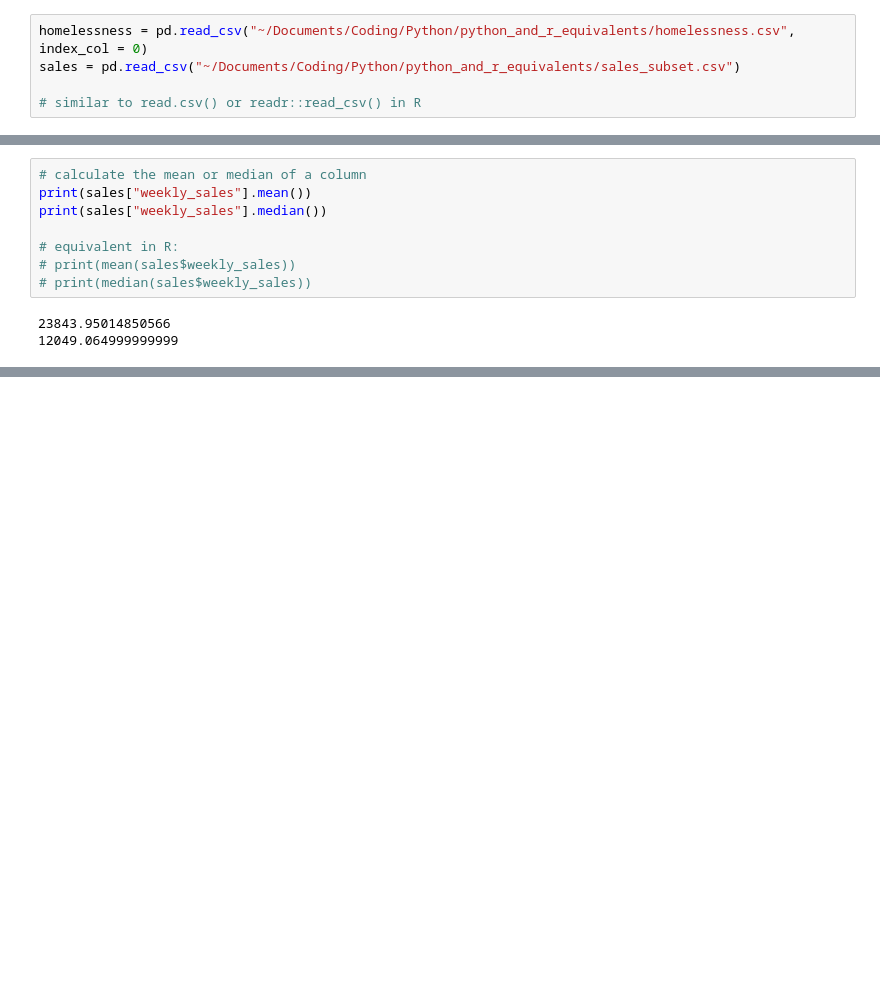
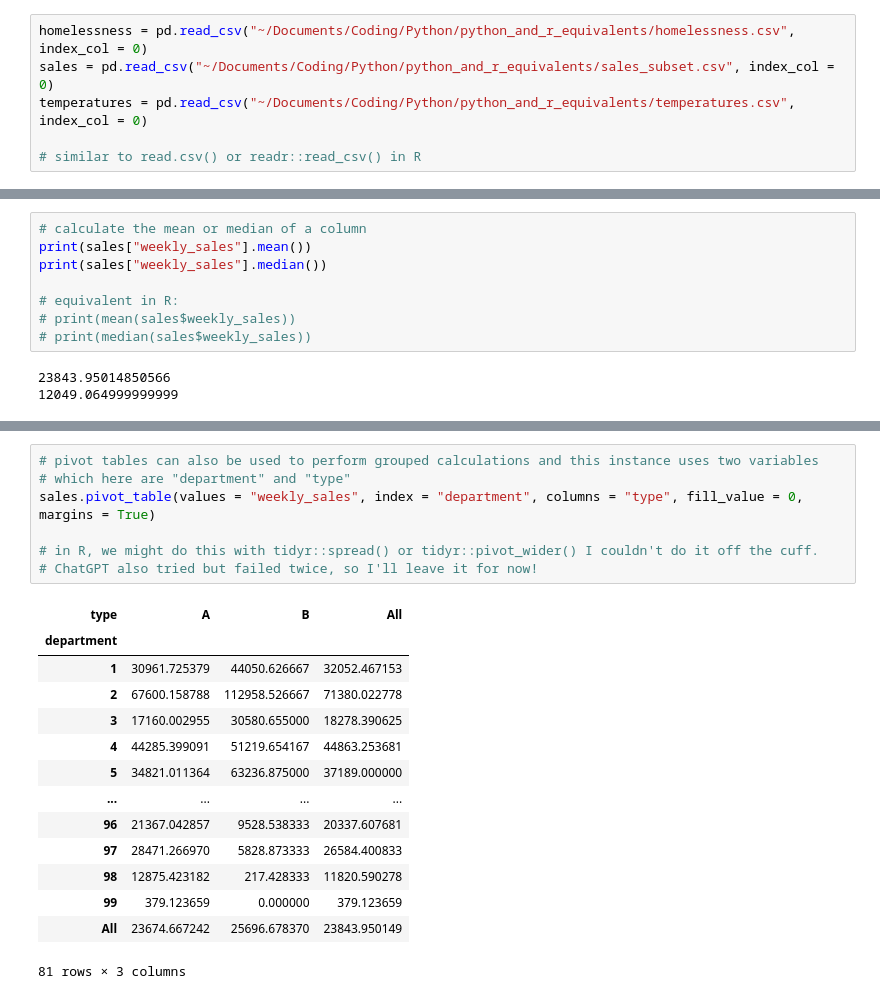
Before and after one commit to RKOpTris/python_and_r_equivalents, a Jupyter notebook: Manipulating and analysing data with NumPy.ipynb, the cells around one changed output, grey strips where cells are left out. Drawn from its saved outputs; the diff is of its cells as text; blank space fills up the shorter version.

```diff
--- a/Manipulating and analysing data with NumPy.ipynb
+++ b/Manipulating and analysing data with NumPy.ipynb
@@ -9,7 +9,8 @@ import pandas as pd
 # similar to library() or require() in R
 # %%
 homelessness = pd.read_csv("~/Documents/Coding/Python/python_and_r_equivalents/homelessness.csv", index_col = 0)
-sales = pd.read_csv("~/Documents/Coding/Python/python_and_r_equivalents/sales_subset.csv")
+sales = pd.read_csv("~/Documents/Coding/Python/python_and_r_equivalents/sales_subset.csv", index_col = 0)
+temperatures = pd.read_csv("~/Documents/Coding/Python/python_and_r_equivalents/temperatures.csv", index_col = 0)
 
 # similar to read.csv() or readr::read_csv() in R
 # %%
@@ -480,0 +482,22 @@ sales.groupby("type")[["unemployment", "fuel_price_usd_per_l"]].agg([np.min, np.
+# %%
+# pivot tables can also be used to perform grouped calculations and this instance uses two variables
+# which here are "department" and "type"
+sales.pivot_table(values = "weekly_sales", index = "department", columns = "type", fill_value = 0, margins = True)
+
+# in R, we might do this with tidyr::spread() or tidyr::pivot_wider() I couldn't do it off the cuff.
+# ChatGPT also tried but failed twice, so I'll leave it for now!
+# %% [output]
+| type | A | B | All |
+| department |  |  |  |
+| 1 | 30961.725379 | 44050.626667 | 32052.467153 |
+| 2 | 67600.158788 | 112958.526667 | 71380.022778 |
+| 3 | 17160.002955 | 30580.655000 | 18278.390625 |
+| 4 | 44285.399091 | 51219.654167 | 44863.253681 |
+| 5 | 34821.011364 | 63236.875000 | 37189.000000 |
+| ... | ... | ... | ... |
+| 96 | 21367.042857 | 9528.538333 | 20337.607681 |
+| 97 | 28471.266970 | 5828.873333 | 26584.400833 |
+| 98 | 12875.423182 | 217.428333 | 11820.590278 |
+| 99 | 379.123659 | 0.000000 | 379.123659 |
+| All | 23674.667242 | 25696.678370 | 23843.950149 |
+81 rows × 3 columns
```
Also changed, not shown: parts of 25 cells of this notebook, 1 other file.
